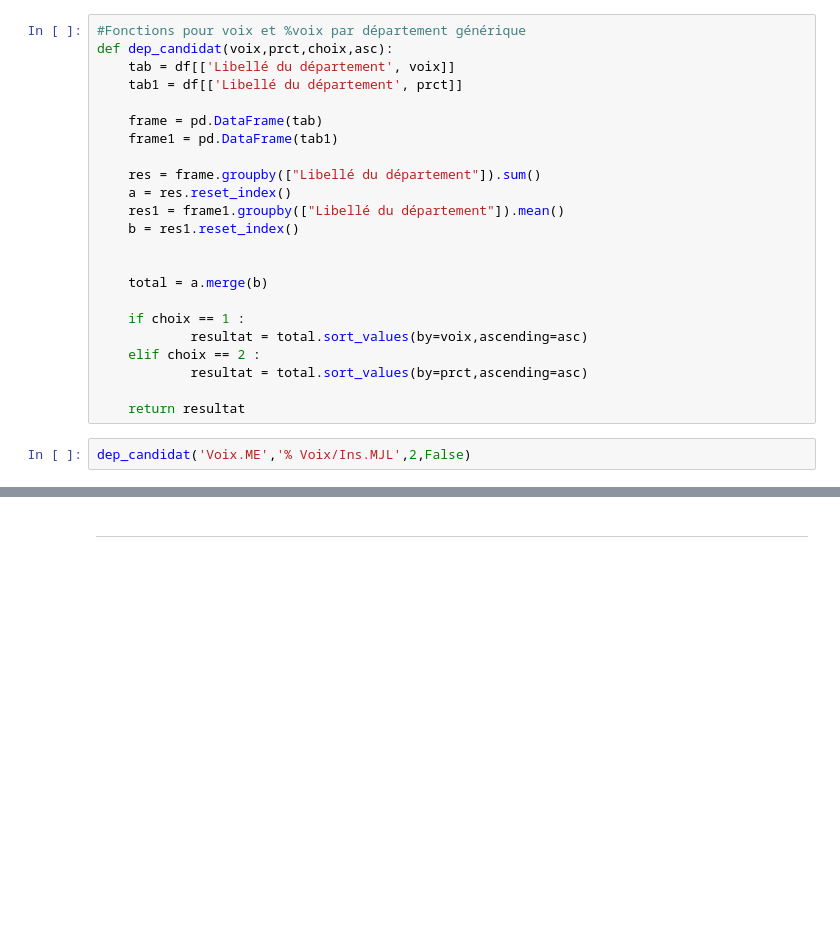
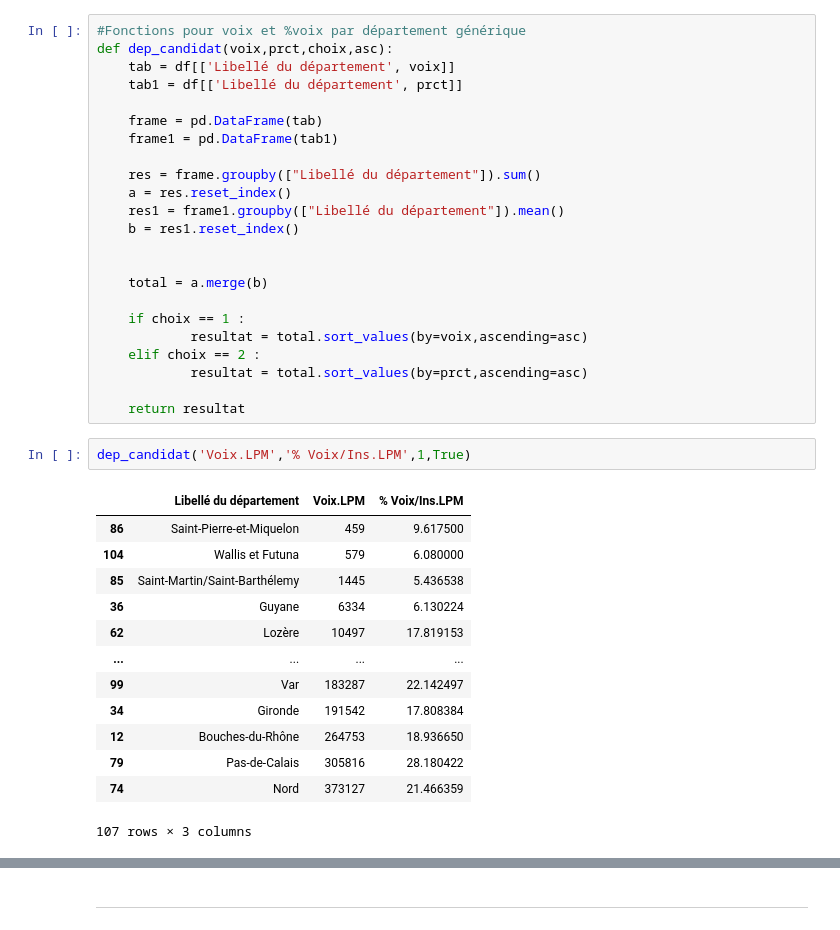
Before and after one commit to BaderEK/AnalyseDeDonnees, a Jupyter notebook: Groupe 2/Groupe 2/rendu.ipynb, the cells around one changed output, grey strips where cells are left out. Drawn from its saved outputs; the diff is of its cells as text; blank space fills up the shorter version.

```diff
--- a/Groupe 2/Groupe 2/rendu.ipynb
+++ b/Groupe 2/Groupe 2/rendu.ipynb
@@ -170,4 +247,18 @@ def dep_candidat(voix,prct,choix,asc):
 
     return resultat
 # %%
-dep_candidat('Voix.ME','% Voix/Ins.MJL',2,False)
+dep_candidat('Voix.LPM','% Voix/Ins.LPM',1,True)
+# %% [output]
+|  | Libellé du département | Voix.LPM | % Voix/Ins.LPM |
+| 86 | Saint-Pierre-et-Miquelon | 459 | 9.617500 |
+| 104 | Wallis et Futuna | 579 | 6.080000 |
+| 85 | Saint-Martin/Saint-Barthélemy | 1445 | 5.436538 |
+| 36 | Guyane | 6334 | 6.130224 |
+| 62 | Lozère | 10497 | 17.819153 |
+| ... | ... | ... | ... |
+| 99 | Var | 183287 | 22.142497 |
+| 34 | Gironde | 191542 | 17.808384 |
+| 12 | Bouches-du-Rhône | 264753 | 18.936650 |
+| 79 | Pas-de-Calais | 305816 | 28.180422 |
+| 74 | Nord | 373127 | 21.466359 |
+107 rows × 3 columns
```
Also changed, not shown: parts of 13 cells of this notebook.
